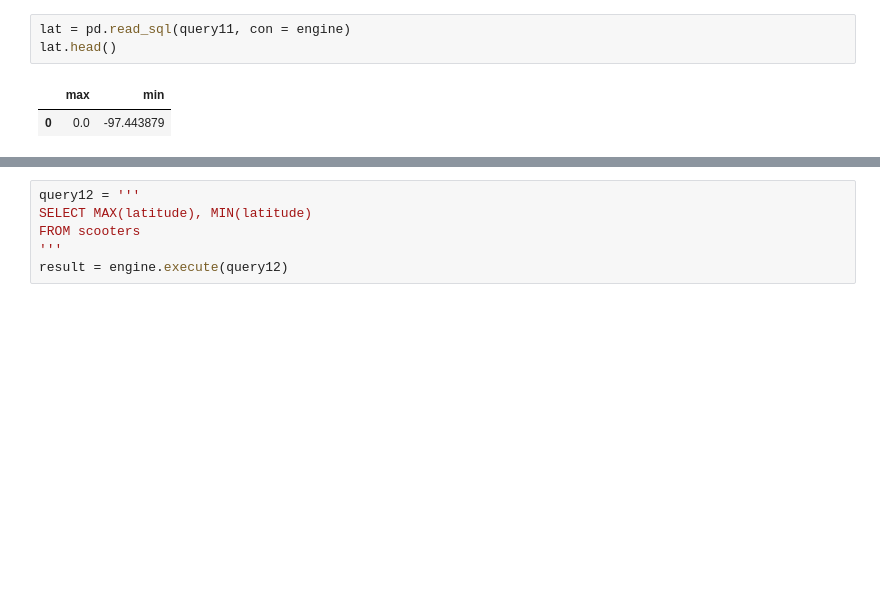
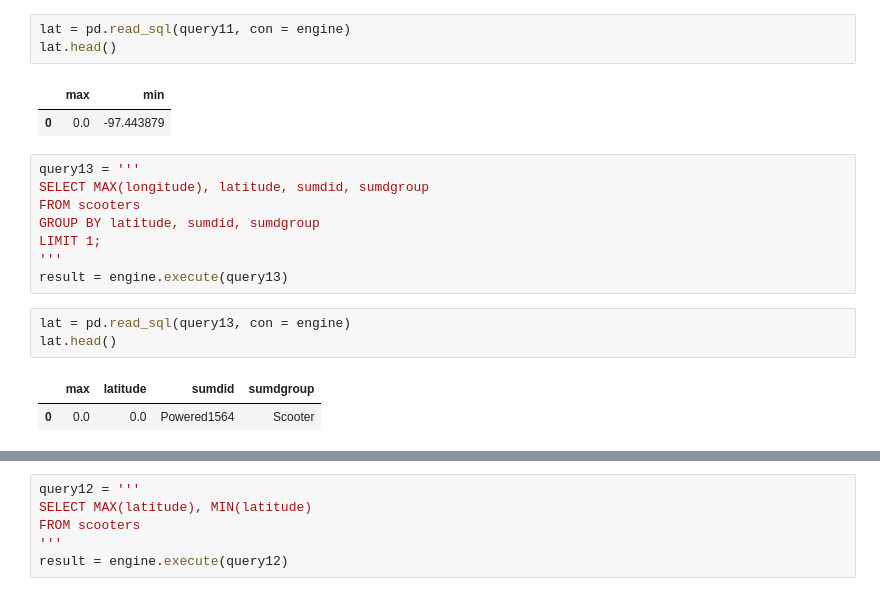
Before and after one commit to NSS-Data-Analytics-Cohort-8/scooter-partner1-badger-badger-python, a Jupyter notebook: notebooks/eda.ipynb, the cells around one changed output, grey strips where cells are left out. Saved outputs shown, nothing was run; the diff lists cells and outputs as text; blank space fills up the shorter version.

```diff
--- a/notebooks/eda.ipynb
+++ b/notebooks/eda.ipynb
@@ -202,3 +202,17 @@ lat.head()
 # %% [output]
 |  | max | min |
 | 0 | 0.0 | -97.443879 |
+# %%
+query13 = '''
+SELECT MAX(longitude), latitude, sumdid, sumdgroup
+FROM scooters
+GROUP BY latitude, sumdid, sumdgroup
+LIMIT 1;
+'''
+result = engine.execute(query13)
+# %%
+lat = pd.read_sql(query13, con = engine)
+lat.head()
+# %% [output]
+|  | max | latitude | sumdid | sumdgroup |
+| 0 | 0.0 | 0.0 | Powered1564 | Scooter |
```
Also changed, not shown: parts of 7 cells of this notebook.
